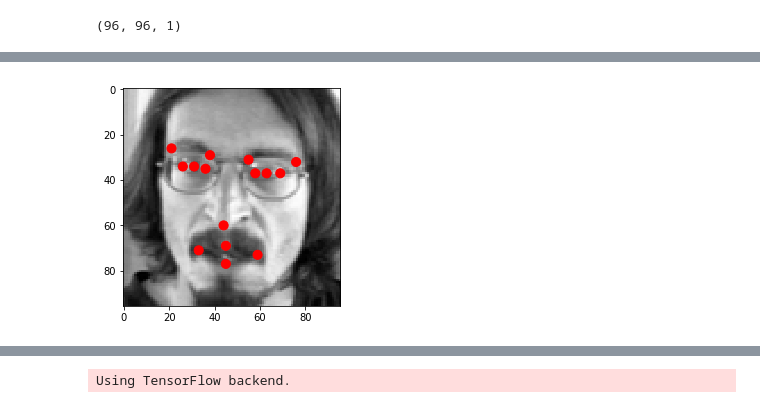
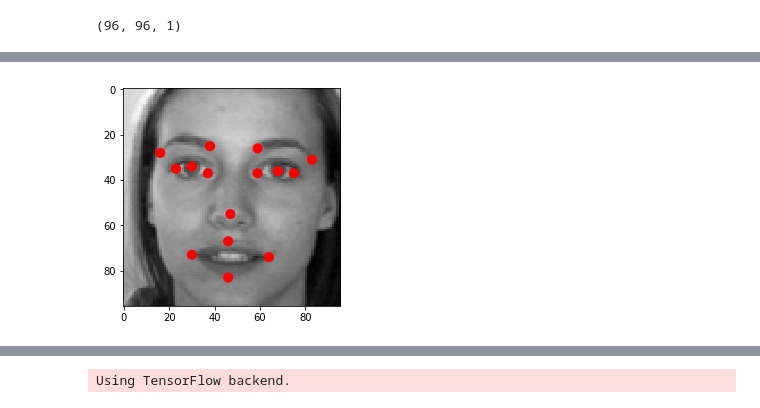
Before and after one commit to Tamgros/celebrity-recognition, a Jupyter notebook: Facial-key-points.ipynb, the cells around one changed output, grey strips where cells are left out. Drawn from its saved outputs; the diff is of its cells as text; code cells hidden in the pictures.

```diff
--- a/Facial-key-points.ipynb
+++ b/Facial-key-points.ipynb
@@ -187,7 +187,7 @@ def visualize_points(img, points):
     # Write here function which obtains image and normalized
     # coordinates and visualizes points on image
     cur_img = img[:,:,0]
-    cur_points = points + .5
+    cur_points = points[:] + .5
     cur_points *= cur_img.shape[0]
     fig, ax = plt.subplots(1)
     ax.set_aspect('equal')
@@ -214,0 +211,3 @@ visualize_points(imgs_train[3], key_pts_train[3])
+# %%
+comparisson_img = 4
+visualize_points(imgs_train[comparisson_img], key_pts_train[comparisson_img])
@@ -215,19 +216,19 @@ visualize_points(imgs_train[3], key_pts_train[3])
 # %%
 def flip_img(img, points):
 
     img_flipped = np.flip(img, axis = 1)
 
     #flipped_points = np.array([-(points[i] - int(img.shape[0]/2)) + int(img.shape[0]/2) if i%2 == 0 else points[i] for i in range(len(points))])
-    #flipped_points = np.array([-points[i] if i%2 == 0 else points[i] for i in range(len(points))])
-    flipped_points = points[:]
-    flipped_points[::2] = -1*points[::2]
+    flipped_points = np.array([-points[i] if i%2 == 0 else points[i] for i in range(len(points))])
+    #flipped_points = points[:]
+    #flipped_points[::2] = -1*flipped_points[::2]
     return(img_flipped, flipped_points)
 
 
-f_img, f_points = flip_img(imgs_train[3,:,:,0], key_pts_train[3])
+f_img, f_points = flip_img(imgs_train[comparisson_img], key_pts_train[comparisson_img])
 visualize_points(f_img, f_points)
 # %% [output]
-[figure, old version]
+[figure, new version]
 # %%
 key_pts_train[1]
 # %% [output]
```
Also changed, not shown: parts of 8 cells of this notebook.
